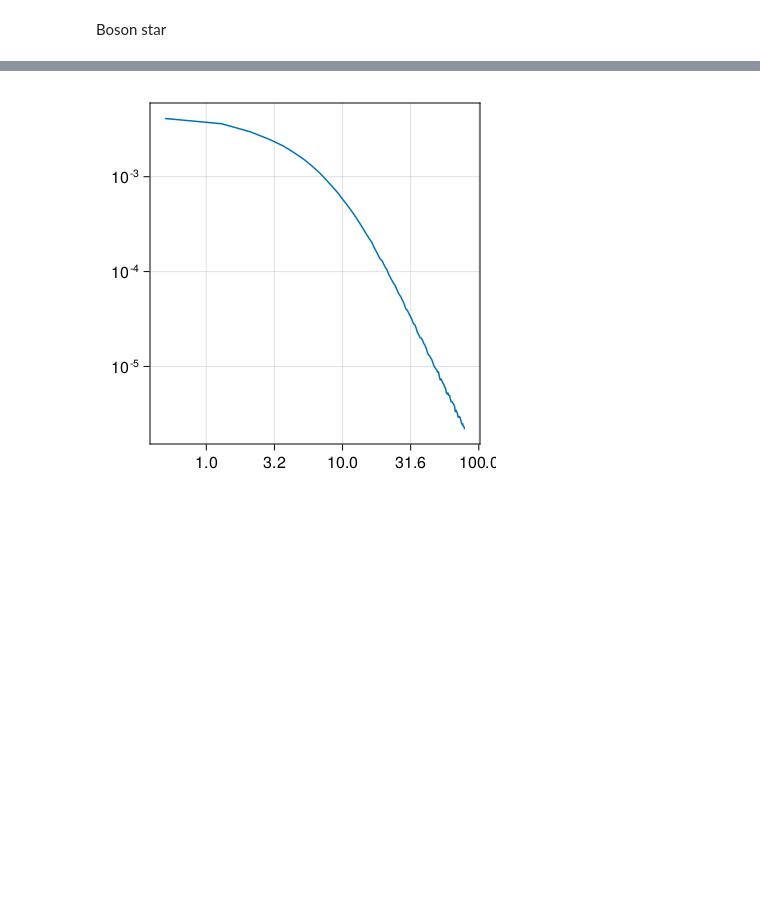
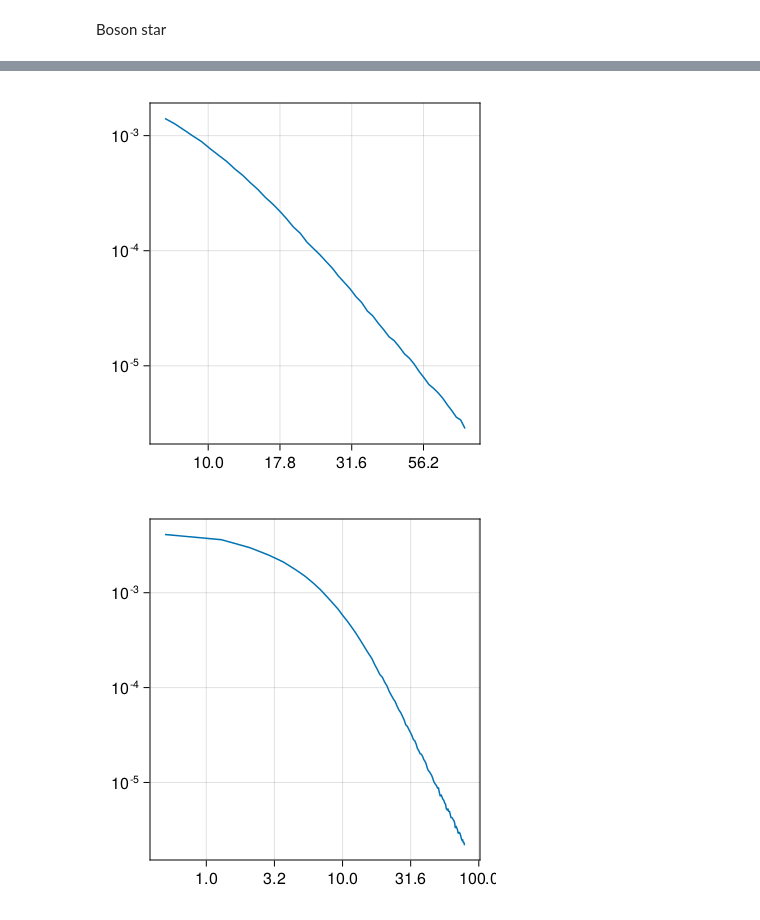
Before and after one commit to joaquinpelle/BosonStars, a Jupyter notebook: corona.ipynb, the cells around one changed output, grey strips where cells are left out. Drawn from its saved outputs; the diff is of its cells as text; code cells hidden in the pictures; blank space fills up the shorter version.

```diff
--- a/corona.ipynb
+++ b/corona.ipynb
@@ -104,3 +102,16 @@ Closest candidates are:
+# %%
+
+fig = Figure(resolution=(400,400))
+ax = Axis(fig[1,1])
+lines!(ax, bins_midpoints, I)
+ax.xscale = log10
+ax.yscale = log10
+# xlims!(1.0,200)
+# ylims!(1e-6, 1e0)
+ax.xtickformat = "{:.1f}"
+fig
+# %% [output]
+[figure, added]
 # %%
 hstr = string(@sprintf("%02d", corona.height))
 istr = string(@sprintf("%02d", corona.spectral_index))
```
Also changed, not shown: parts of 7 cells of this notebook, 43 other files.
